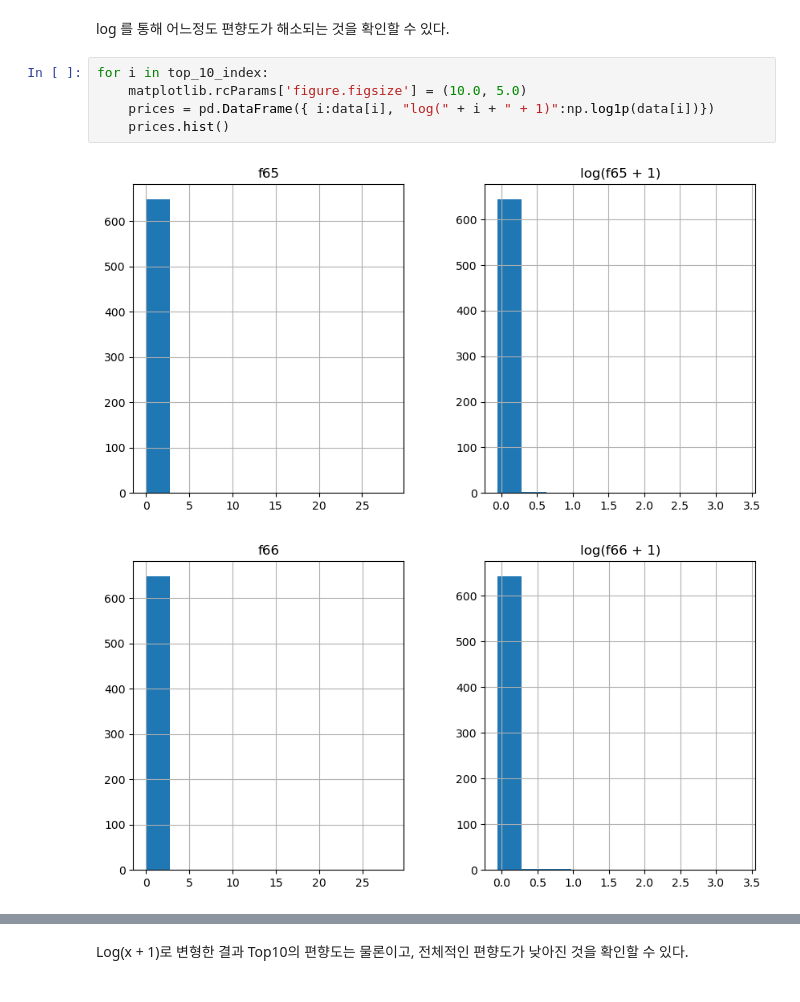
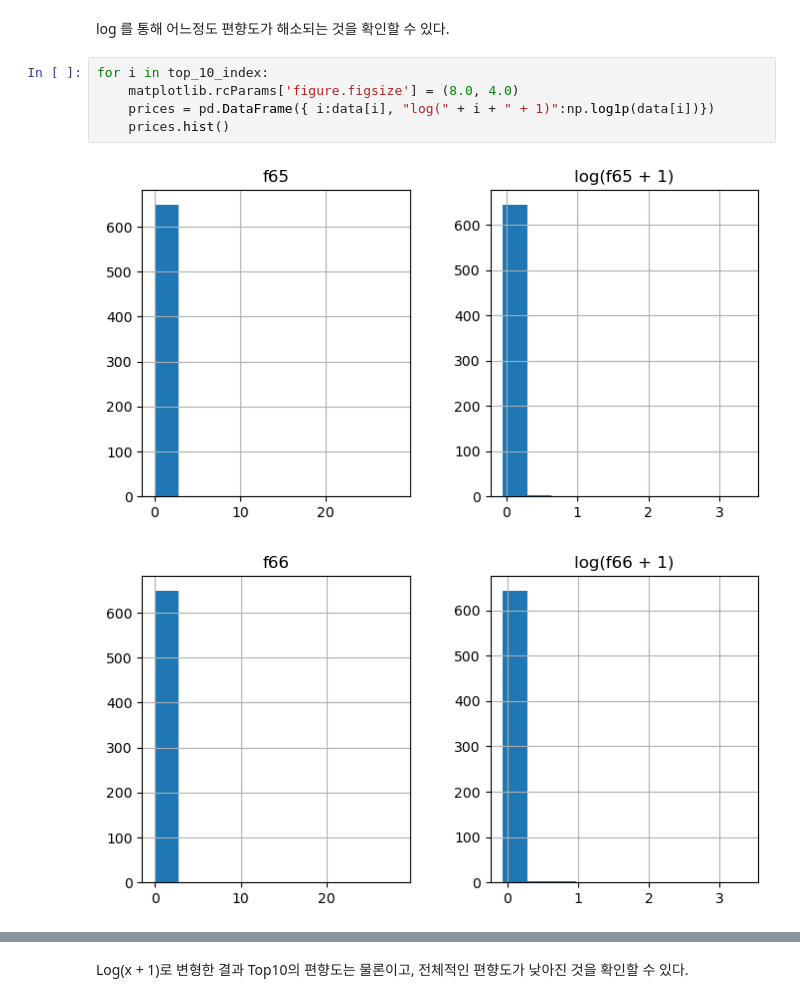
Before and after one commit to han-0315/-, a Jupyter notebook: 기말고사과제/Practice Code.ipynb, the cells around one changed output, grey strips where cells are left out. Drawn from its saved outputs; the diff is of its cells as text.

```diff
--- a/기말고사과제/Practice Code.ipynb
+++ b/기말고사과제/Practice Code.ipynb
@@ -182,9 +171,9 @@ dtype: float64
 log 를 통해 어느정도 편향도가 해소되는 것을 확인할 수 있다.
 # %%
 for i in top_10_index:
-    matplotlib.rcParams['figure.figsize'] = (10.0, 5.0)
+    matplotlib.rcParams['figure.figsize'] = (8.0, 4.0)
     prices = pd.DataFrame({ i:data[i], "log(" + i + " + 1)":np.log1p(data[i])})
     prices.hist()
 # %% [output]
-[figure, old version]
+[figure, new version]
-[figure, old version]
+[figure, new version]
```
Also changed, not shown: parts of 54 cells of this notebook, 3 other files.
